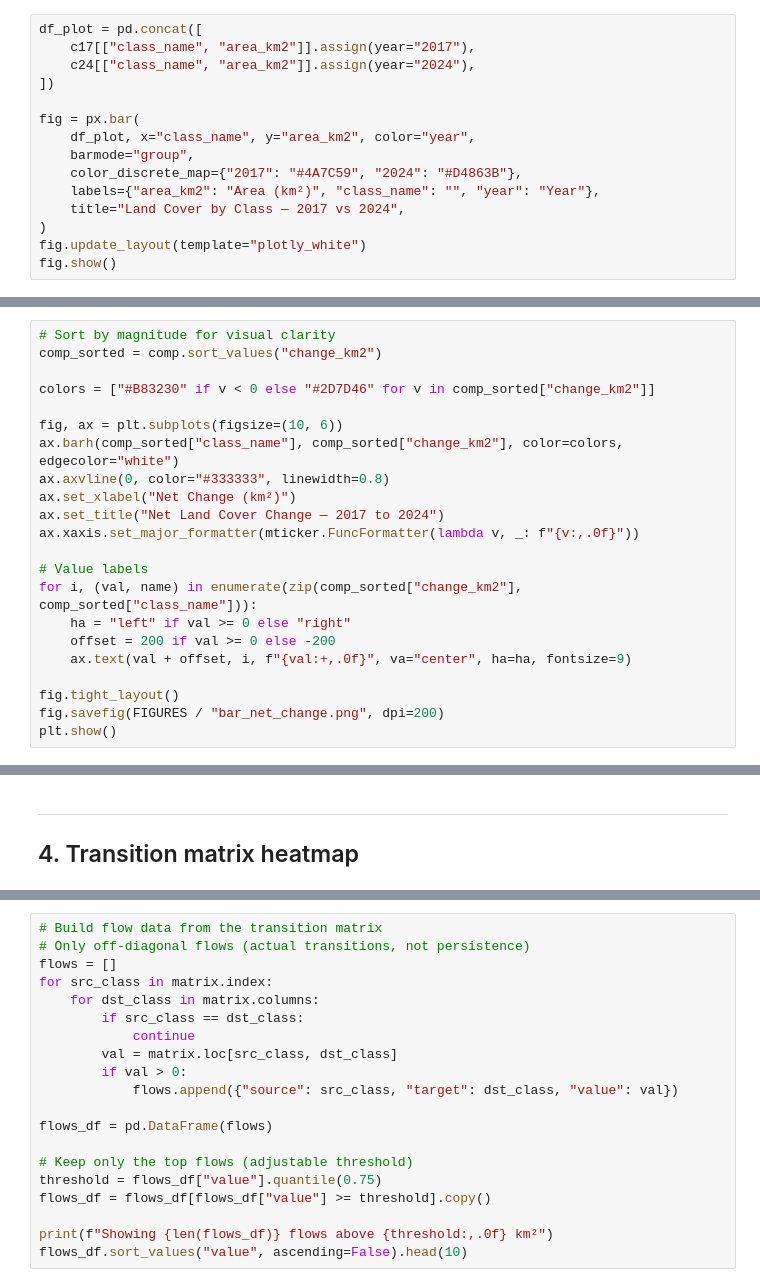
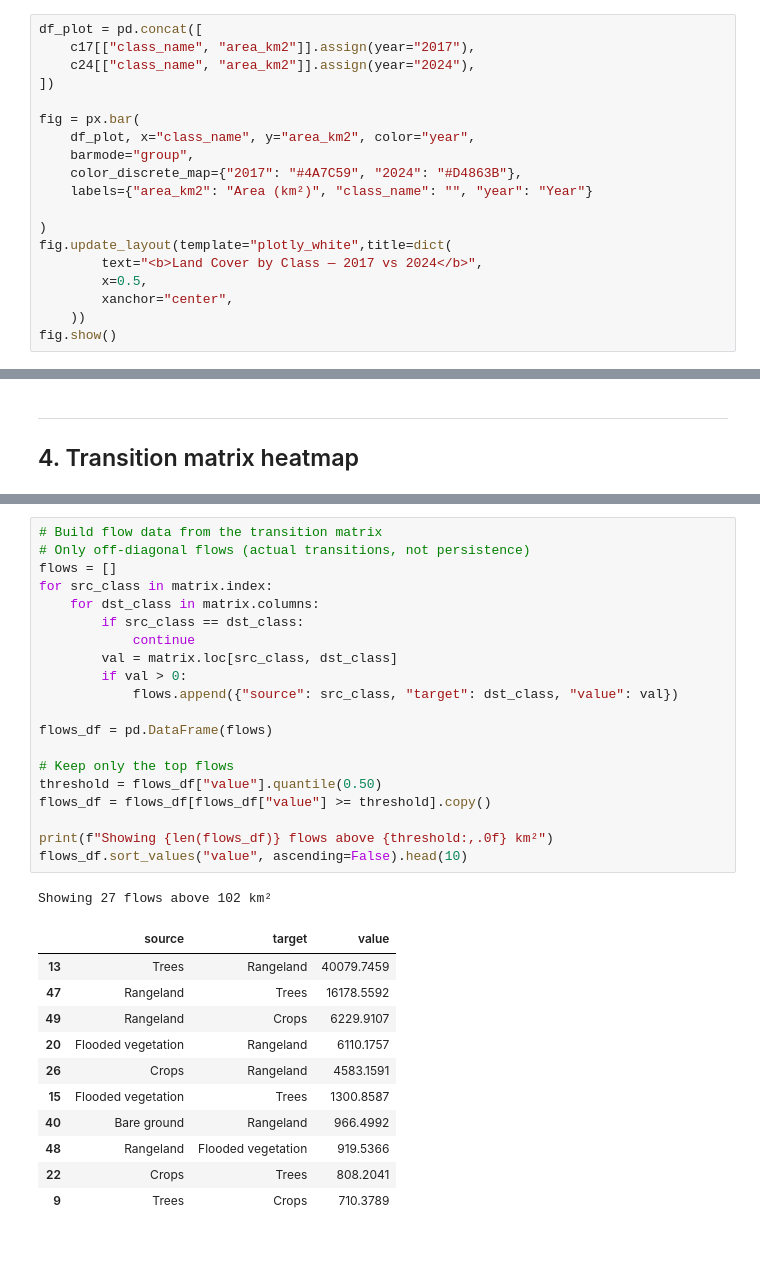
Before and after one commit to leomed512/venezuela_LUC_2017_2024, a Jupyter notebook: notebooks/cover_analysis.ipynb, the cells around one changed output, grey strips where cells are left out. Saved outputs shown, nothing was run; the diff lists cells and outputs as text; blank space fills up the shorter version.

```diff
--- a/notebooks/cover_analysis.ipynb
+++ b/notebooks/cover_analysis.ipynb
@@ -107,10 +106,14 @@ fig = px.bar(
     df_plot, x="class_name", y="area_km2", color="year",
     barmode="group",
     color_discrete_map={"2017": "#4A7C59", "2024": "#D4863B"},
-    labels={"area_km2": "Area (km²)", "class_name": "", "year": "Year"},
-    title="Land Cover by Class — 2017 vs 2024",
+    labels={"area_km2": "Area (km²)", "class_name": "", "year": "Year"}
+
 )
-fig.update_layout(template="plotly_white")
+fig.update_layout(template="plotly_white",title=dict(
+        text="<b>Land Cover by Class — 2017 vs 2024</b>",
+        x=0.5,
+        xanchor="center",
+    ))
 fig.show()
 # %% [markdown]
 ---
@@ -158,26 +162,4 @@ fig24.show()
 # %% [markdown]
 ---
 ## 3. Net change per class
-# %%
-# Sort by magnitude for visual clarity
-comp_sorted = comp.sort_values("change_km2")
-
-colors = ["#B83230" if v < 0 else "#2D7D46" for v in comp_sorted["change_km2"]]
-
-fig, ax = plt.subplots(figsize=(10, 6))
-ax.barh(comp_sorted["class_name"], comp_sorted["change_km2"], color=colors, edgecolor="white")
-ax.axvline(0, color="#333333", linewidth=0.8)
-ax.set_xlabel("Net Change (km²)")
-ax.set_title("Net Land Cover Change — 2017 to 2024")
-ax.xaxis.set_major_formatter(mticker.FuncFormatter(lambda v, _: f"{v:,.0f}"))
-
-# Value labels
-for i, (val, name) in enumerate(zip(comp_sorted["change_km2"], comp_sorted["class_name"])):
-    ha = "left" if val >= 0 else "right"
-    offset = 200 if val >= 0 else -200
-    ax.text(val + offset, i, f"{val:+,.0f}", va="center", ha=ha, fontsize=9)
-
-fig.tight_layout()
-fig.savefig(FIGURES / "bar_net_change.png", dpi=200)
-plt.show()
 # %%
@@ -231,23 +249,36 @@ Showing only transitions above a minimum threshold to keep the diagram readable.
 # %%
 # Build flow data from the transition matrix
 # Only off-diagonal flows (actual transitions, not persistence)
 flows = []
 for src_class in matrix.index:
     for dst_class in matrix.columns:
         if src_class == dst_class:
             continue
         val = matrix.loc[src_class, dst_class]
         if val > 0:
             flows.append({"source": src_class, "target": dst_class, "value": val})
 
 flows_df = pd.DataFrame(flows)
 
-# Keep only the top flows (adjustable threshold)
-threshold = flows_df["value"].quantile(0.75)
+# Keep only the top flows
+threshold = flows_df["value"].quantile(0.50)
 flows_df = flows_df[flows_df["value"] >= threshold].copy()
 
 print(f"Showing {len(flows_df)} flows above {threshold:,.0f} km²")
 flows_df.sort_values("value", ascending=False).head(10)
+# %% [output]
+Showing 27 flows above 102 km²
+|  | source | target | value |
+| 13 | Trees | Rangeland | 40079.7459 |
+| 47 | Rangeland | Trees | 16178.5592 |
+| 49 | Rangeland | Crops | 6229.9107 |
+| 20 | Flooded vegetation | Rangeland | 6110.1757 |
+| 26 | Crops | Rangeland | 4583.1591 |
+| 15 | Flooded vegetation | Trees | 1300.8587 |
+| 40 | Bare ground | Rangeland | 966.4992 |
+| 48 | Rangeland | Flooded vegetation | 919.5366 |
+| 22 | Crops | Trees | 808.2041 |
+| 9 | Trees | Crops | 710.3789 |
 # %%
 # Build node list: source nodes (2017) on left, target nodes (2024) on right
 source_labels = [f"{s} (2017)" for s in flows_df["source"].unique()]
```
Also changed, not shown: parts of 20 cells of this notebook, 9 other files.
